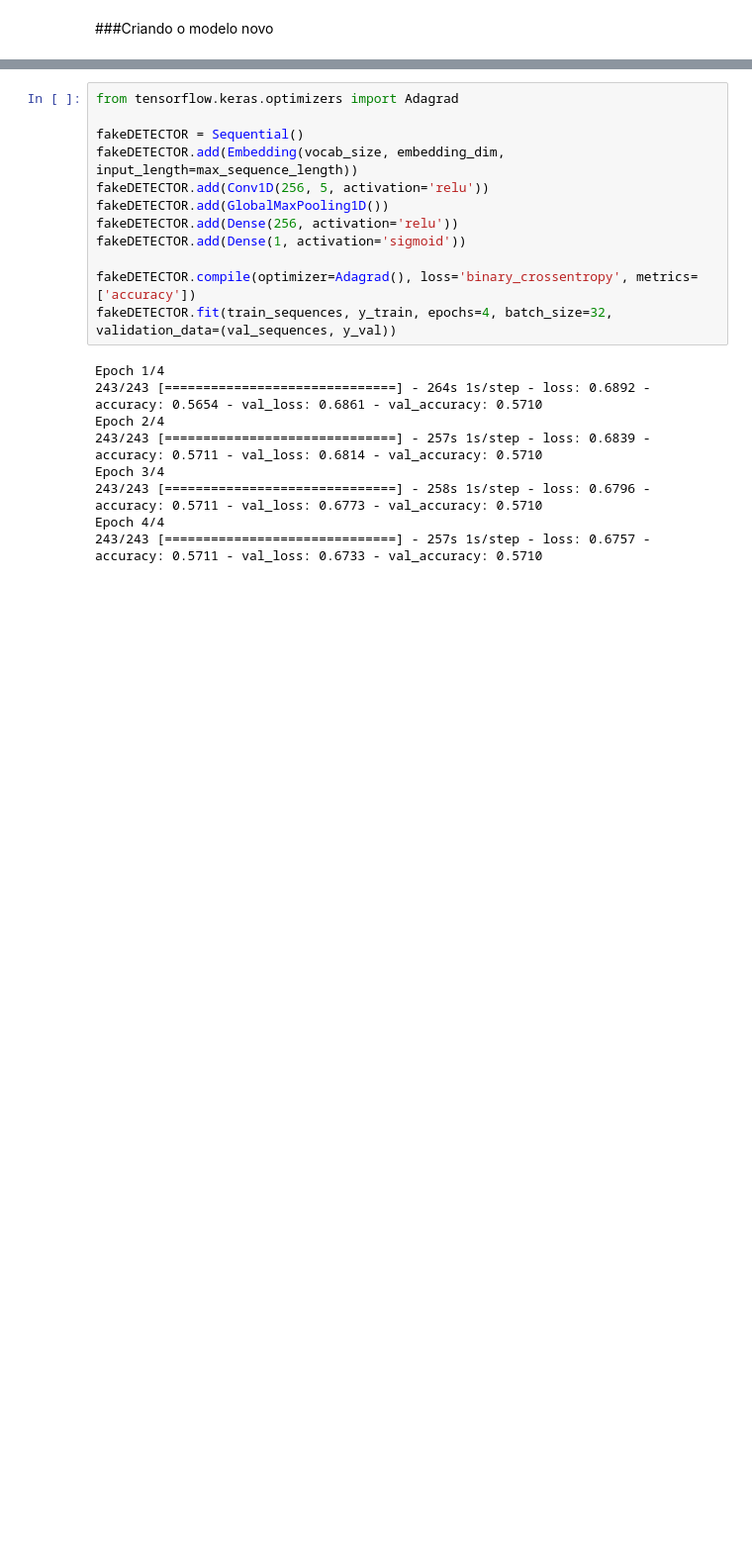
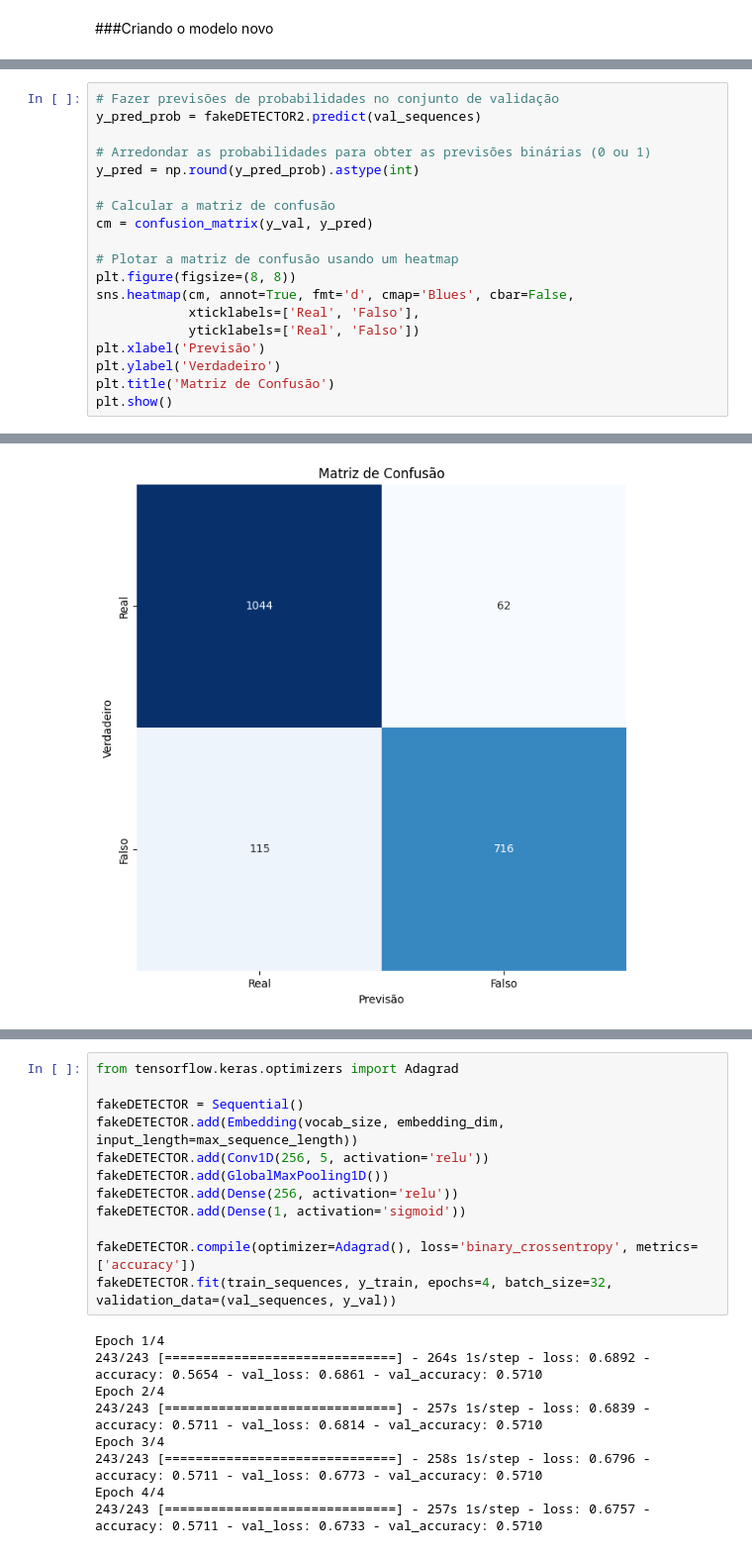
Before and after one commit to Edvandro-Nogueira/TCC-Univesp, a Jupyter notebook: TCC_Modelo_fakeDETECTOR.ipynb, the cells around one changed output, grey strips where cells are left out. Shown: that part at 99% size. Saved outputs shown, nothing was run; the diff lists cells and outputs as text; blank space fills up the shorter version.

```diff
--- a/TCC_Modelo_fakeDETECTOR.ipynb
+++ b/TCC_Modelo_fakeDETECTOR.ipynb
@@ -299,0 +338,20 @@ print(prediction_classes[0][0])
+# %%
+# Fazer previsões de probabilidades no conjunto de validação
+y_pred_prob = fakeDETECTOR2.predict(val_sequences)
+
+# Arredondar as probabilidades para obter as previsões binárias (0 ou 1)
+y_pred = np.round(y_pred_prob).astype(int)
+
+# Calcular a matriz de confusão
+cm = confusion_matrix(y_val, y_pred)
+
+# Plotar a matriz de confusão usando um heatmap
+plt.figure(figsize=(8, 8))
+sns.heatmap(cm, annot=True, fmt='d', cmap='Blues', cbar=False,
+            xticklabels=['Real', 'Falso'],
+            yticklabels=['Real', 'Falso'])
+plt.xlabel('Previsão')
+plt.ylabel('Verdadeiro')
+plt.title('Matriz de Confusão')
+plt.show()
+# %% [output]
@@ -299,0 +359 @@ print(prediction_classes[0][0])
+[figure, added]
```
Also changed, not shown: parts of 39 cells of this notebook.
